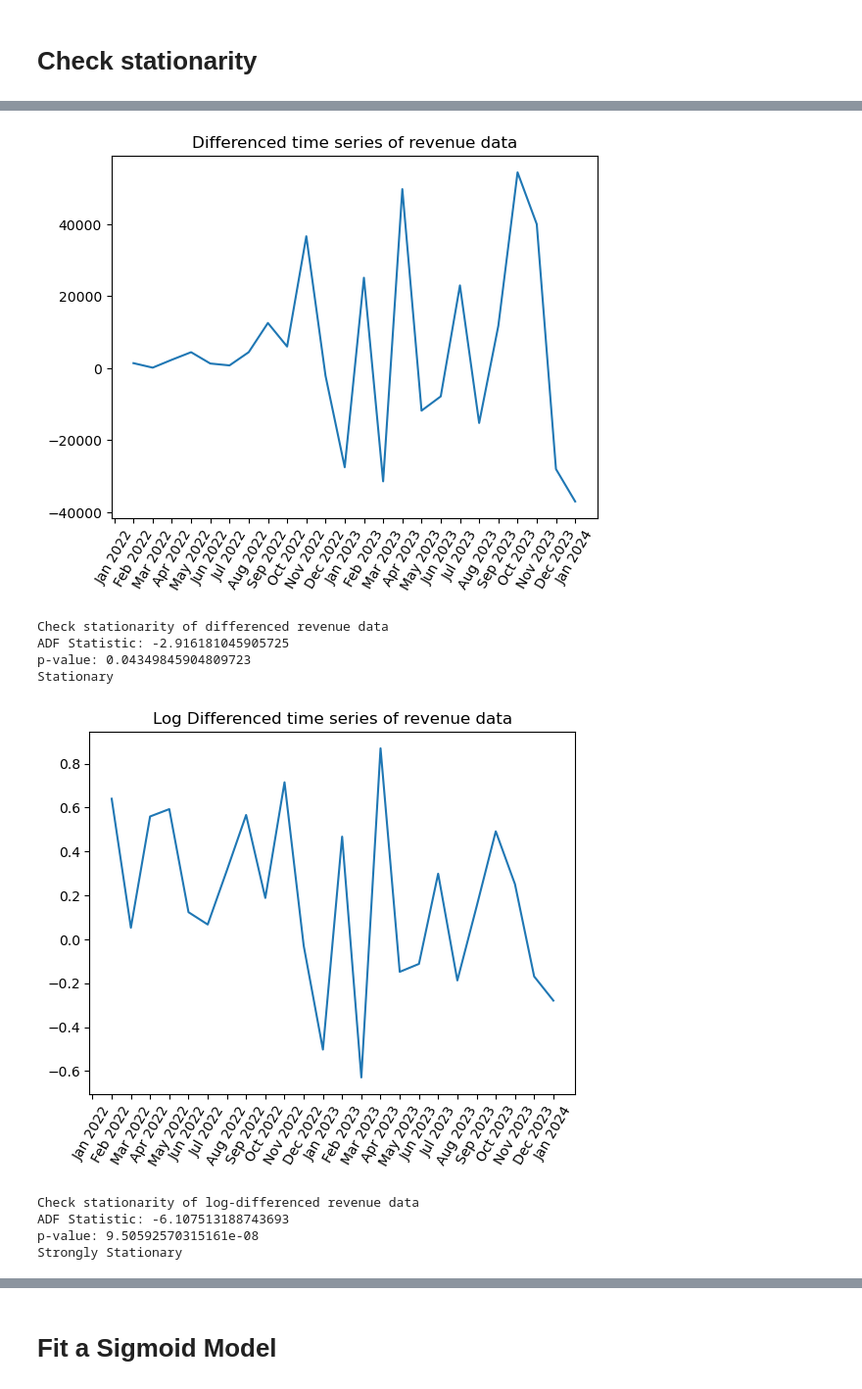
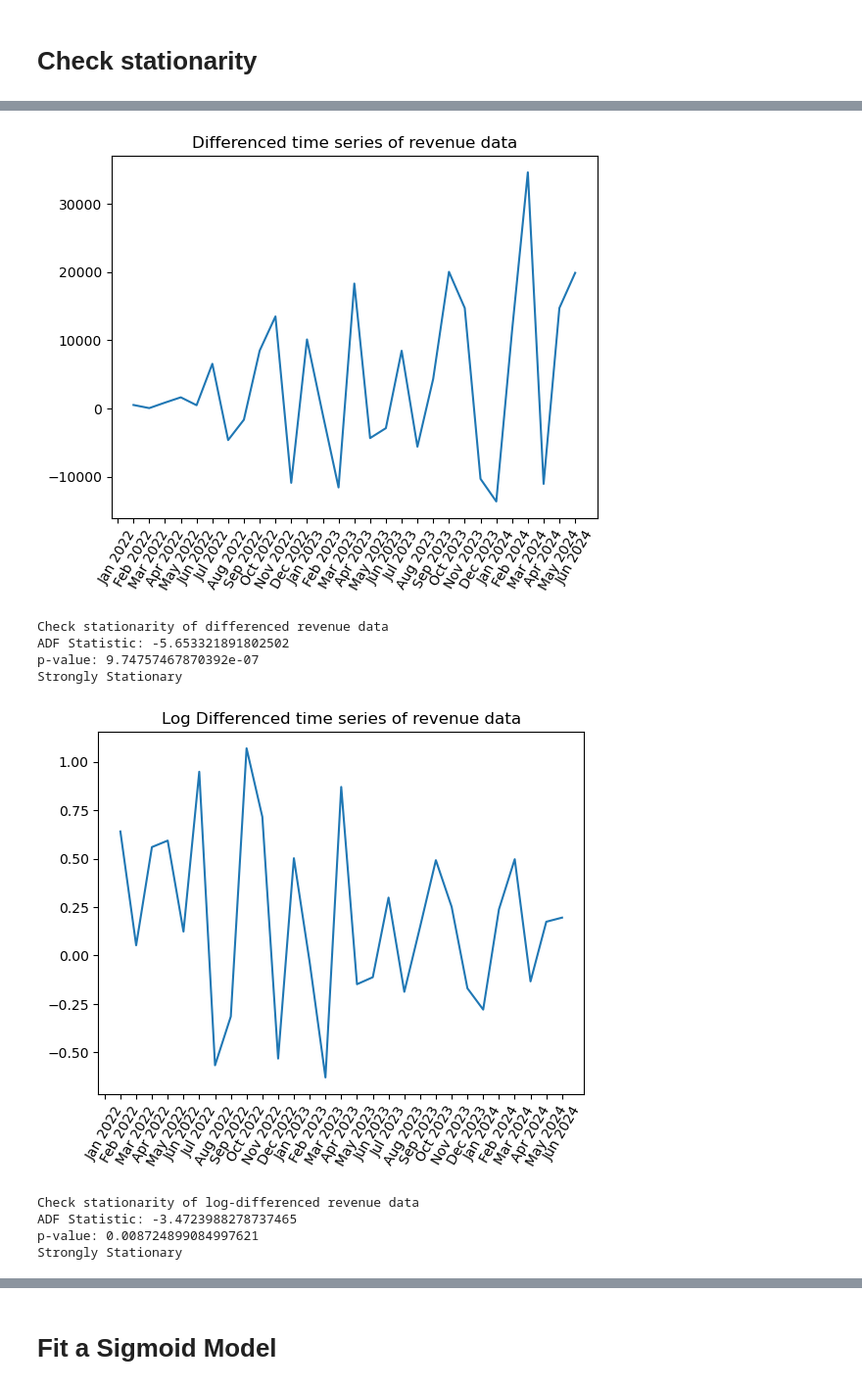
Before and after one commit to julianJames196/Business-Valuation, a Jupyter notebook: businessValuation.ipynb, the cells around one changed output, grey strips where cells are left out. Shown at 98% size. Drawn from its saved outputs; the diff is of its cells as text; code cells hidden in the pictures.

```diff
--- a/businessValuation.ipynb
+++ b/businessValuation.ipynb
@@ -21,16 +25,14 @@ def sigmoidMod(x, L, x0):
 
 #Read CSV file
 import pandas
-csvFile = pandas.read_csv('businessRevenue.csv')
+revenueAllDF = pandas.read_csv('businessRevenue.csv')
+
+revenueDF = revenueAllDF[["Date", "Overall"]]
 
 #Extract the data from the data frame
-xdate = (csvFile["Date"]).to_numpy()
-yOver = (csvFile["Overall"].astype(float)).to_numpy()
-yUK = (csvFile["UK"].astype(float)).to_numpy()
-yUK = yUK[~np.isnan(yUK)].tolist() #Removes the null values
-yUS = (csvFile["US"].astype(float)).to_numpy()
-yUS = yUS[~np.isnan(yUS)].tolist() #Removes the null values
+xdate = (revenueAllDF["Date"]).to_numpy()
+yOver = (revenueAllDF["Overall"].astype(float)).to_numpy()
 N = len(yOver)
-N2 = len(yUK)
 xnum = range(N)
-xnum2 = range(len(yUK))
+
+years = 6 #Time to IPO/Buyback
@@ -40,7 +84,6 @@ xnum2 = range(len(yUK))
 from statsmodels.tsa.statespace.sarimax import SARIMAX
 from statsmodels.tsa.stattools import adfuller
 from statsmodels.graphics.tsaplots import plot_acf, plot_pacf
-
 
 def check_stationarity(timeseries):
     # Perform the Dickey-Fuller test
@@ -50,7 +93,7 @@ def check_stationarity(timeseries):
     print(f'p-value: {p_value}')
     if p_value < 0.01:
         print('Strongly Stationary')
-    elif p_value<0.05:
+    elif p_value < 0.05:
         print('Stationary')
     else:
         print('Non-Stationary')
@@ -59,7 +102,7 @@ print("Check stationarity of overall revenue data")
 check_stationarity(yOver)
 
 # Use differncing to turn into a stationary time series
-diffyOverall = csvFile["Overall"].astype(float).diff()
+diffyOverall = revenueDF["Overall"].astype(float).diff()
 plt.plot(xdate, diffyOverall)
 plt.title("Differenced time series of revenue data")
 plt.xticks(rotation = 60)
@@ -68,7 +111,7 @@ print("Check stationarity of differenced revenue data")
 check_stationarity(diffyOverall.dropna())
 
 #Use log then differene. This implies an expotential type SARIMA model
-diffyOverallLog = np.log(csvFile["Overall"].astype(float).dropna()).diff()
+diffyOverallLog = np.log(revenueDF["Overall"].astype(float).dropna()).diff()
 plt.plot(xdate, diffyOverallLog)
 plt.title("Log Differenced time series of revenue data")
 plt.xticks(rotation = 60)
@@ -82,11 +125,11 @@ p-value: 0.6692591091307921
 Non-Stationary
-[figure, old version]
+[figure, new version]
 Check stationarity of differenced revenue data
-ADF Statistic: -2.916181045905725
-p-value: 0.04349845904809723
-Stationary
+ADF Statistic: -5.653321891802502
+p-value: 9.74757467870392e-07
+Strongly Stationary
-[figure, old version]
+[figure, new version]
 Check stationarity of log-differenced revenue data
-ADF Statistic: -6.107513188743693
-p-value: 9.50592570315161e-08
+ADF Statistic: -3.4723988278737465
+p-value: 0.008724899084997621
 Strongly Stationary
```
Also changed, not shown: parts of 30 cells of this notebook.
